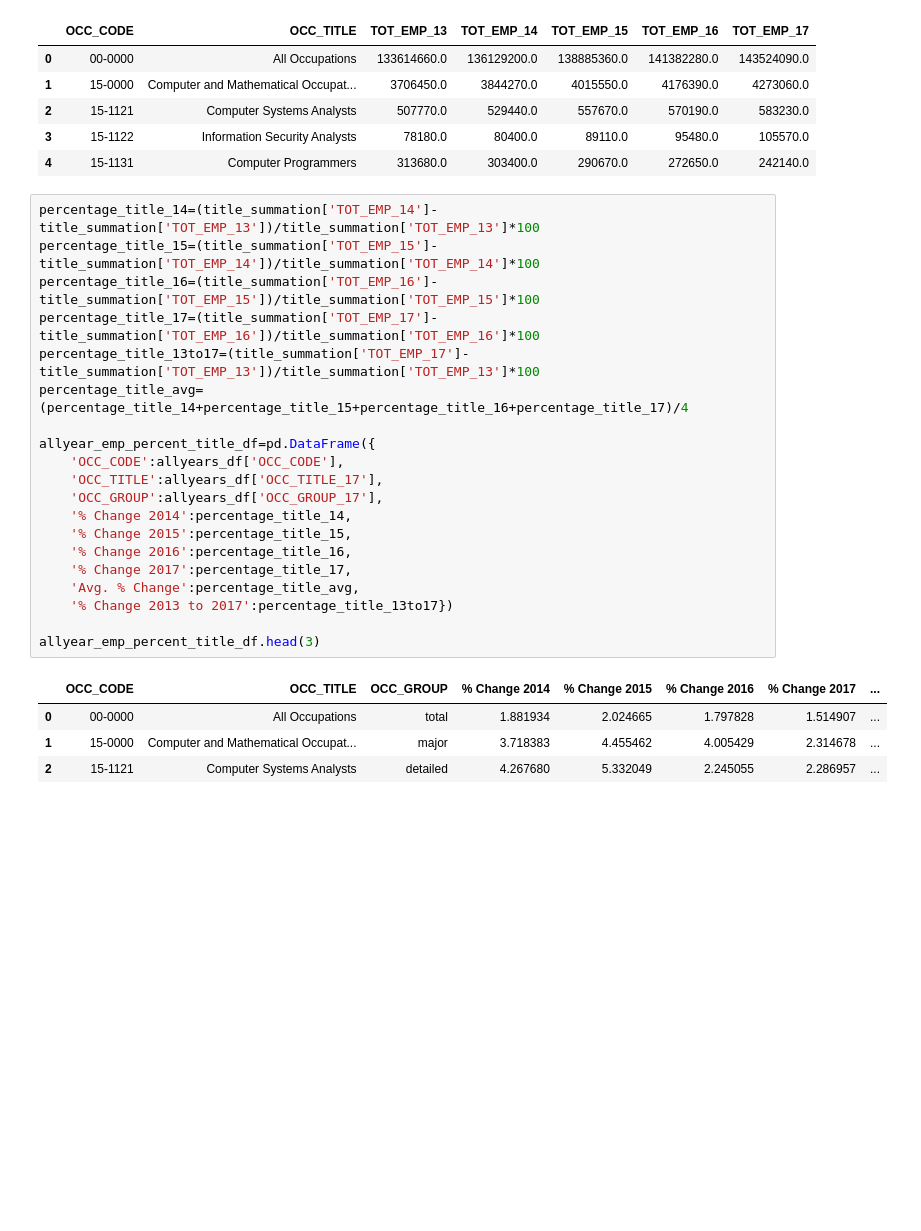
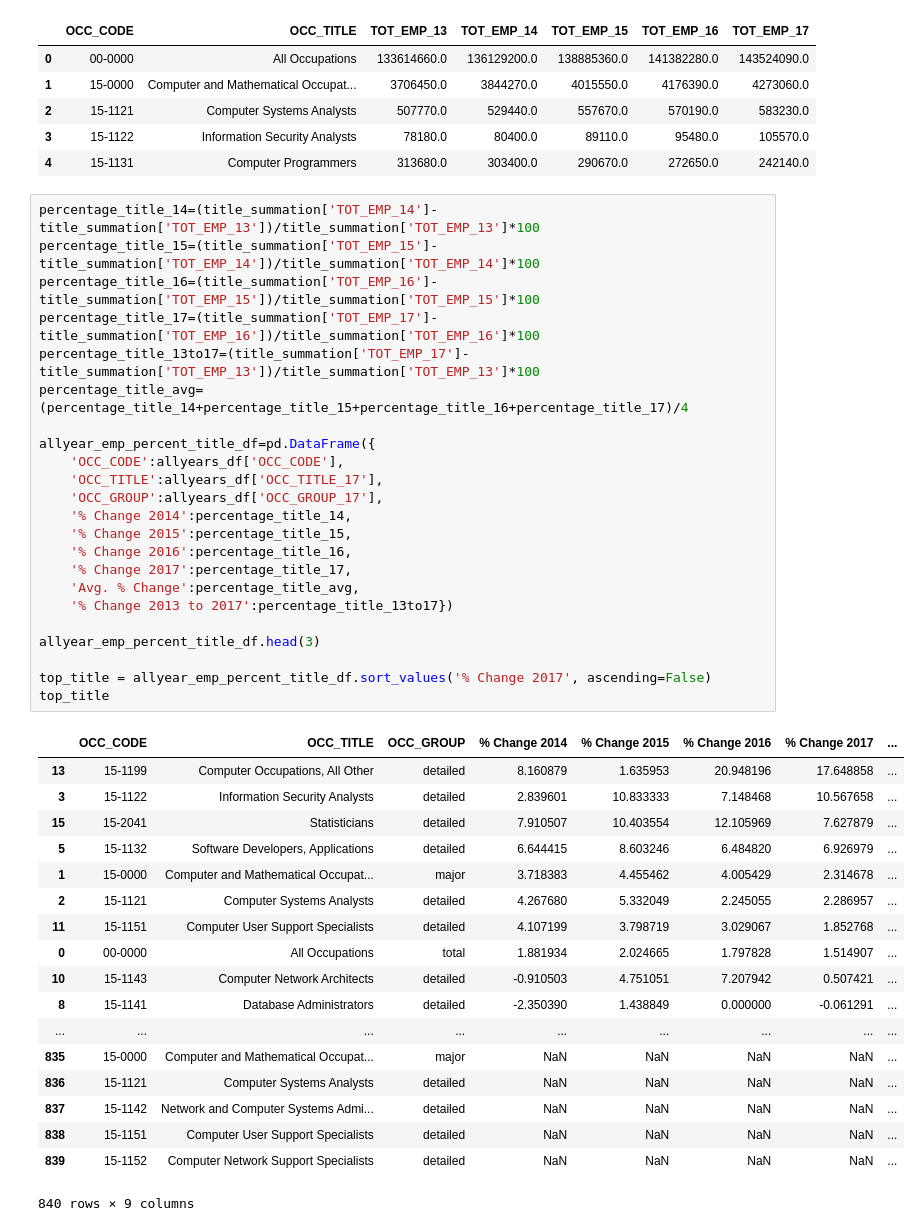
Before and after one commit to WCW789/Project1, a Jupyter notebook: employee_change_2.ipynb, the cells around one changed output. Cells and saved outputs as stored; diff of their text form; blank space fills up the shorter version.

```diff
--- a/employee_change_2.ipynb
+++ b/employee_change_2.ipynb
@@ -271,26 +271,43 @@ title_summation.head()
 # %%
 percentage_title_14=(title_summation['TOT_EMP_14']-title_summation['TOT_EMP_13'])/title_summation['TOT_EMP_13']*100
 percentage_title_15=(title_summation['TOT_EMP_15']-title_summation['TOT_EMP_14'])/title_summation['TOT_EMP_14']*100
 percentage_title_16=(title_summation['TOT_EMP_16']-title_summation['TOT_EMP_15'])/title_summation['TOT_EMP_15']*100
 percentage_title_17=(title_summation['TOT_EMP_17']-title_summation['TOT_EMP_16'])/title_summation['TOT_EMP_16']*100
 percentage_title_13to17=(title_summation['TOT_EMP_17']-title_summation['TOT_EMP_13'])/title_summation['TOT_EMP_13']*100
 percentage_title_avg=(percentage_title_14+percentage_title_15+percentage_title_16+percentage_title_17)/4
 
 allyear_emp_percent_title_df=pd.DataFrame({
     'OCC_CODE':allyears_df['OCC_CODE'],
     'OCC_TITLE':allyears_df['OCC_TITLE_17'],
     'OCC_GROUP':allyears_df['OCC_GROUP_17'],
     '% Change 2014':percentage_title_14,
     '% Change 2015':percentage_title_15,
     '% Change 2016':percentage_title_16,
     '% Change 2017':percentage_title_17,
     'Avg. % Change':percentage_title_avg,
     '% Change 2013 to 2017':percentage_title_13to17})
 
 allyear_emp_percent_title_df.head(3)
+
+top_title = allyear_emp_percent_title_df.sort_values('% Change 2017', ascending=False)
+top_title
 # %% [output]
 |  | OCC_CODE | OCC_TITLE | OCC_GROUP | % Change 2014 | % Change 2015 | % Change 2016 | % Change 2017 | ... |
-| 0 | 00-0000 | All Occupations | total | 1.881934 | 2.024665 | 1.797828 | 1.514907 | ... |
+| 13 | 15-1199 | Computer Occupations, All Other | detailed | 8.160879 | 1.635953 | 20.948196 | 17.648858 | ... |
+| 3 | 15-1122 | Information Security Analysts | detailed | 2.839601 | 10.833333 | 7.148468 | 10.567658 | ... |
+| 15 | 15-2041 | Statisticians | detailed | 7.910507 | 10.403554 | 12.105969 | 7.627879 | ... |
+| 5 | 15-1132 | Software Developers, Applications | detailed | 6.644415 | 8.603246 | 6.484820 | 6.926979 | ... |
 | 1 | 15-0000 | Computer and Mathematical Occupat... | major | 3.718383 | 4.455462 | 4.005429 | 2.314678 | ... |
 | 2 | 15-1121 | Computer Systems Analysts | detailed | 4.267680 | 5.332049 | 2.245055 | 2.286957 | ... |
+| 11 | 15-1151 | Computer User Support Specialists | detailed | 4.107199 | 3.798719 | 3.029067 | 1.852768 | ... |
+| 0 | 00-0000 | All Occupations | total | 1.881934 | 2.024665 | 1.797828 | 1.514907 | ... |
+| 10 | 15-1143 | Computer Network Architects | detailed | -0.910503 | 4.751051 | 7.207942 | 0.507421 | ... |
+| 8 | 15-1141 | Database Administrators | detailed | -2.350390 | 1.438849 | 0.000000 | -0.061291 | ... |
+| ... | ... | ... | ... | ... | ... | ... | ... | ... |
+| 835 | 15-0000 | Computer and Mathematical Occupat... | major | NaN | NaN | NaN | NaN | ... |
+| 836 | 15-1121 | Computer Systems Analysts | detailed | NaN | NaN | NaN | NaN | ... |
+| 837 | 15-1142 | Network and Computer Systems Admi... | detailed | NaN | NaN | NaN | NaN | ... |
+| 838 | 15-1151 | Computer User Support Specialists | detailed | NaN | NaN | NaN | NaN | ... |
+| 839 | 15-1152 | Computer Network Support Specialists | detailed | NaN | NaN | NaN | NaN | ... |
+840 rows × 9 columns
 # %%
```
Also changed, not shown: parts of 7 cells of this notebook, 4 other files.
